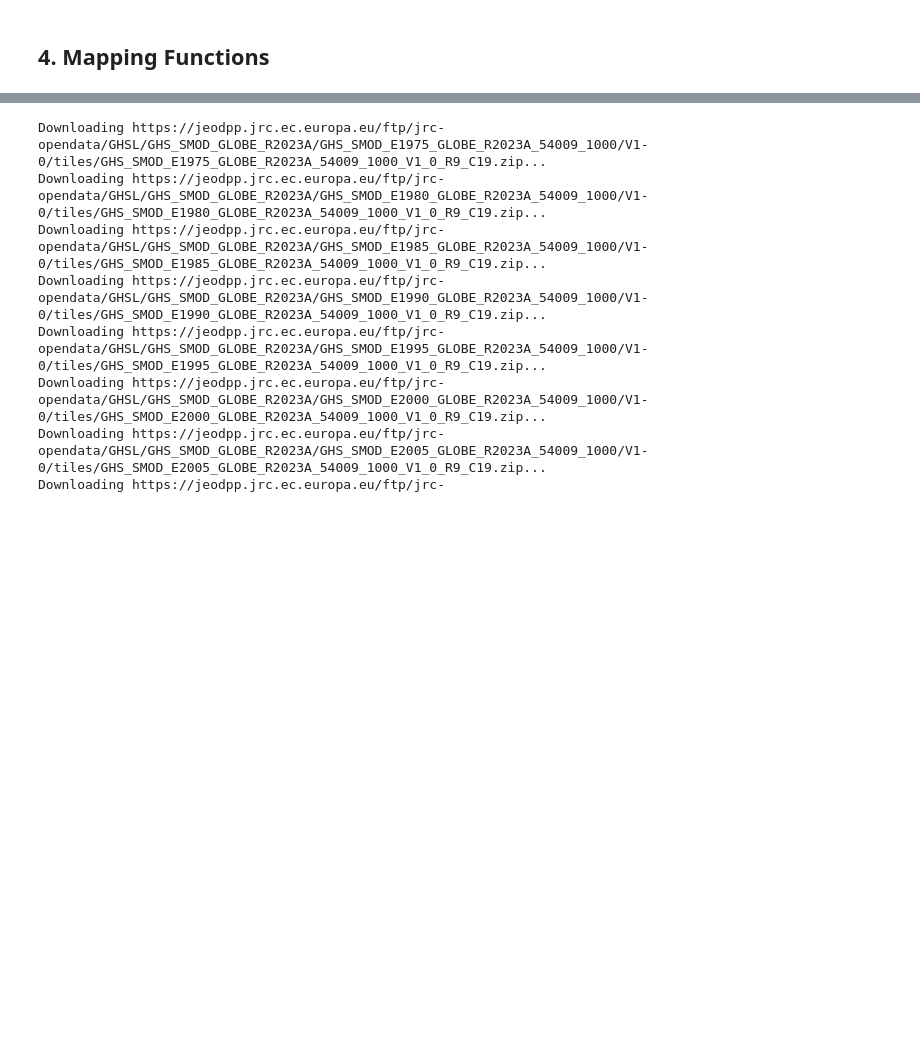
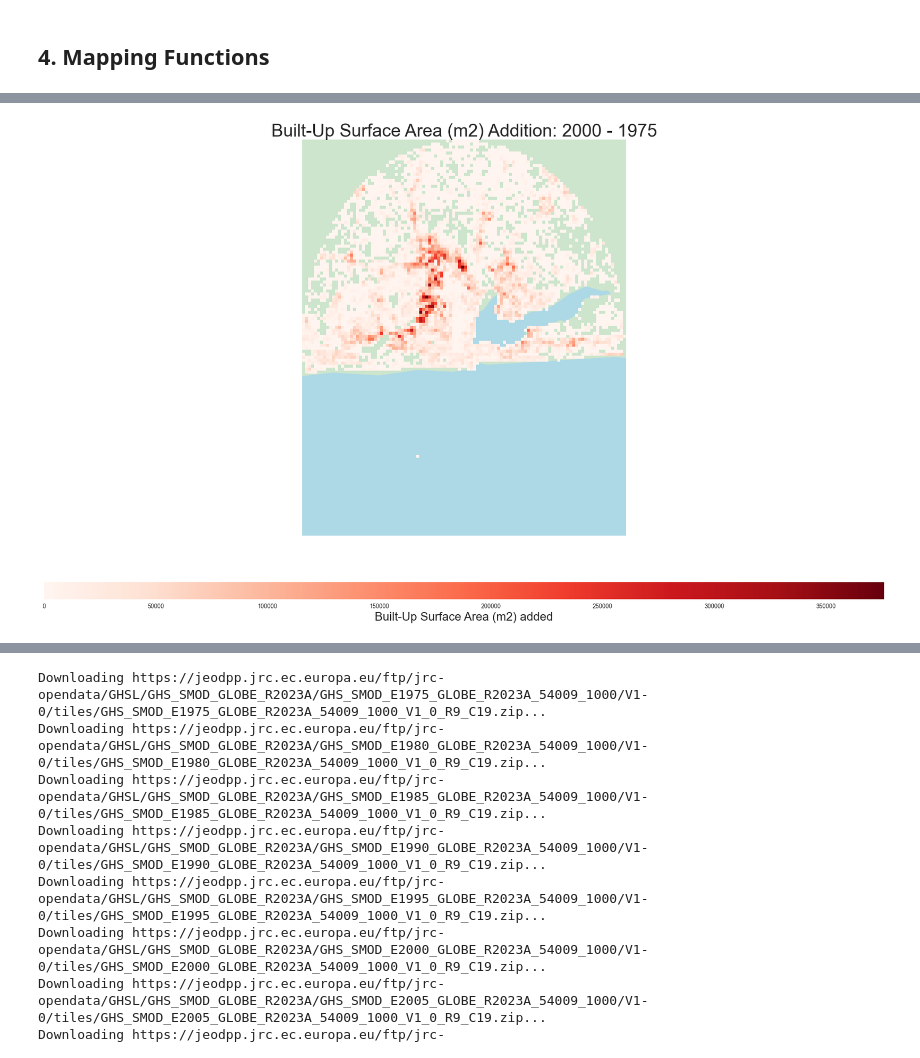
Before and after one commit to jeronimoluza/ghslpy, a Jupyter notebook: notebooks/lagos_example.ipynb, the cells around one changed output, grey strips where cells are left out. Drawn from its saved outputs; the diff is of its cells as text; code cells hidden in the pictures; blank space fills up the shorter version.

```diff
--- a/notebooks/lagos_example.ipynb
+++ b/notebooks/lagos_example.ipynb
@@ -413,0 +423,5 @@ plot_addition(data, 'GHS_BUILT', year1=1975, year2=2025, threshold=0.01, savepat
+# %%
+# Built-up area addition: 1975 to 2025
+plot_addition(data, 'GHS_BUILT', year1=1975, year2=2000, threshold=0.01, savepath='../assets/ghs_built_addition.png')
+# %% [output]
+[figure, added]
```
Also changed, not shown: parts of 19 cells of this notebook, 23 other files.
